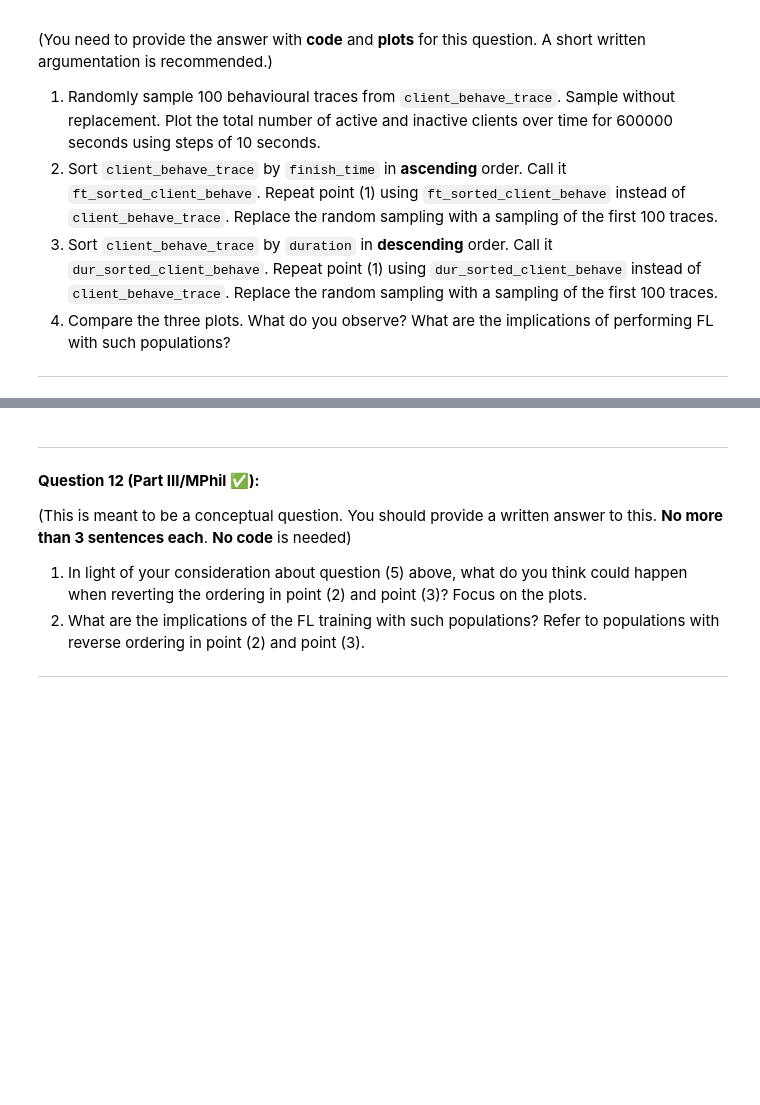
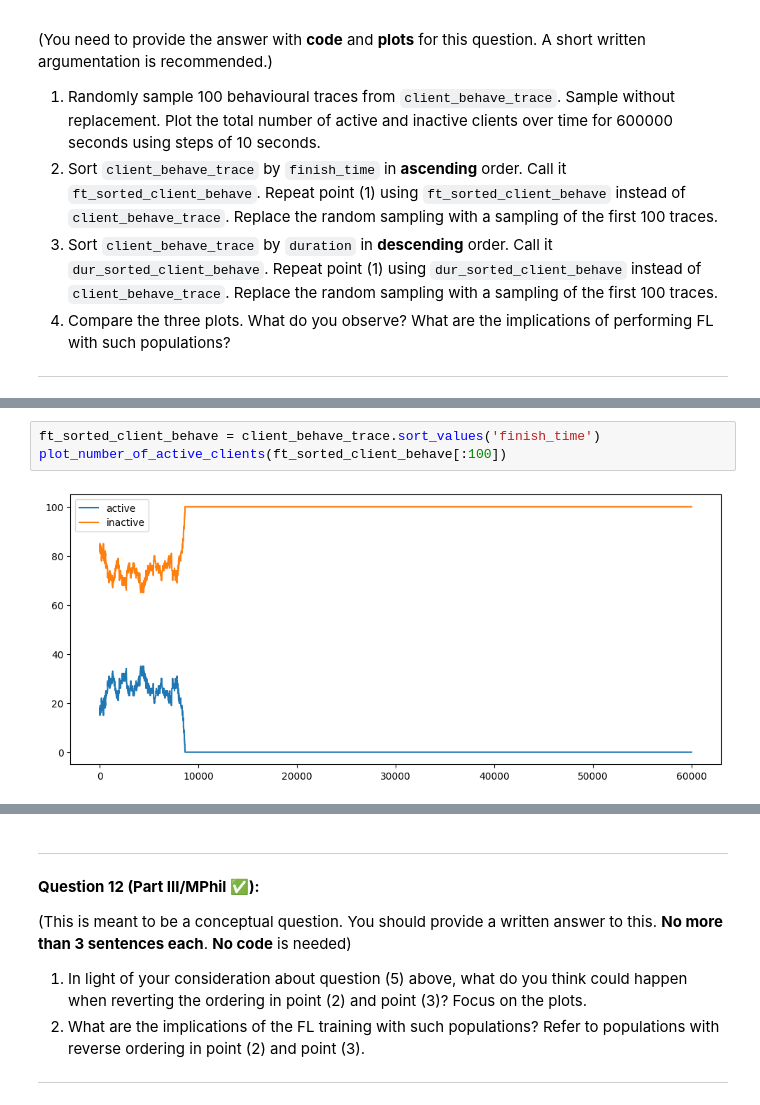
Before and after one commit to angnicholas26/L361-lab2-submission, a Jupyter notebook: L361_2025_Lab_2_2_Devices_Heterogeneity.ipynb, the cells around one changed output, grey strips where cells are left out. Saved outputs shown, nothing was run; the diff lists cells and outputs as text; blank space fills up the shorter version.

```diff
--- a/L361_2025_Lab_2_2_Devices_Heterogeneity.ipynb
+++ b/L361_2025_Lab_2_2_Devices_Heterogeneity.ipynb
@@ -454,0 +532,5 @@ plt.show()
+# %%
+ft_sorted_client_behave = client_behave_trace.sort_values('finish_time')
+plot_number_of_active_clients(ft_sorted_client_behave[:100])
+# %% [output]
+[figure, added]
```
Also changed, not shown: parts of 17 cells of this notebook, 2 other files.
